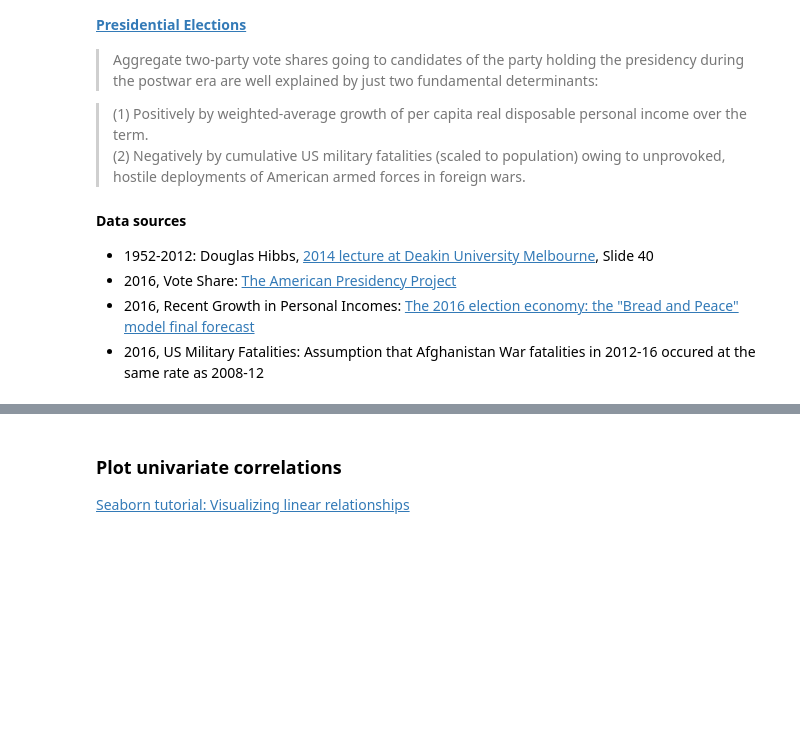
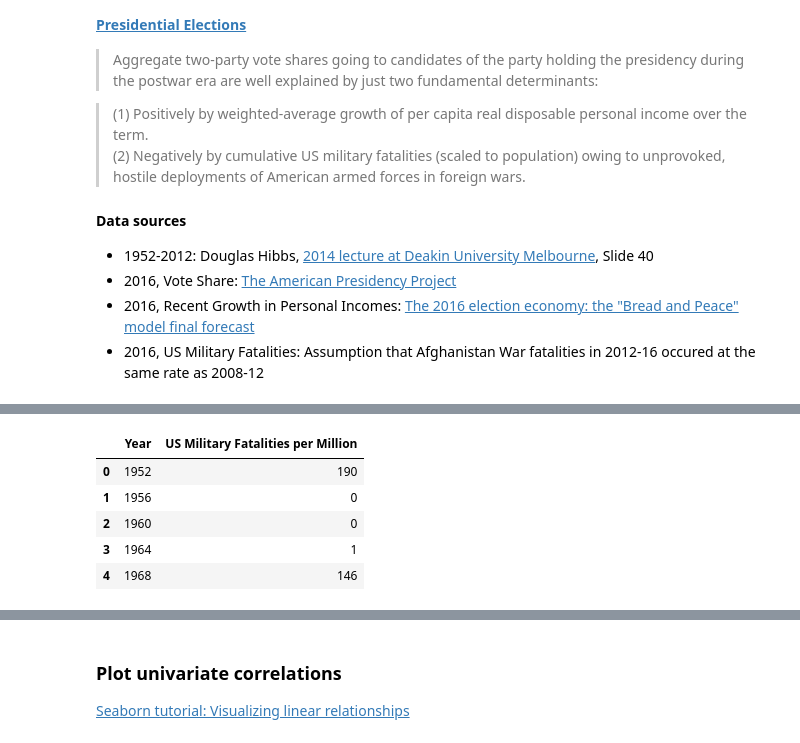
Before and after one commit to LambdaSchool/DEPRECATED-DS-Unit-2-Linear-Models, a Jupyter notebook: module3-understanding-linear-regression/understanding_linear_regression.ipynb, the cells around one changed output, grey strips where cells are left out. Saved outputs shown, nothing was run; the diff lists cells and outputs as text; code cells hidden in the pictures; blank space fills up the shorter version.

```diff
--- a/module3-understanding-linear-regression/understanding_linear_regression.ipynb
+++ b/module3-understanding-linear-regression/understanding_linear_regression.ipynb
@@ -164,5 +182,14 @@ data = [[1952,190],
         [2016,  5]]
 
 deaths = pd.DataFrame(data=data, columns=columns)
+# %%
+deaths.head()
+# %% [output]
+|  | Year | US Military Fatalities per Million |
+| 0 | 1952 | 190 |
+| 1 | 1956 | 0 |
+| 2 | 1960 | 0 |
+| 3 | 1964 | 1 |
+| 4 | 1968 | 146 |
 # %%
 df = votes.merge(growth).merge(deaths)
```
Also changed, not shown: parts of 4 cells of this notebook, 9 other files.
